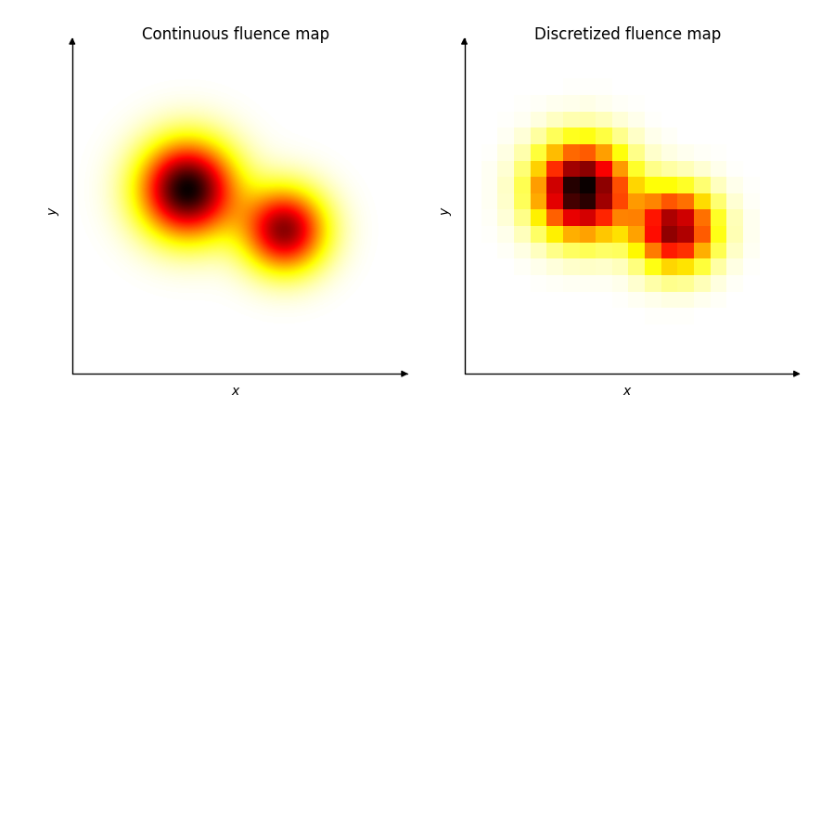
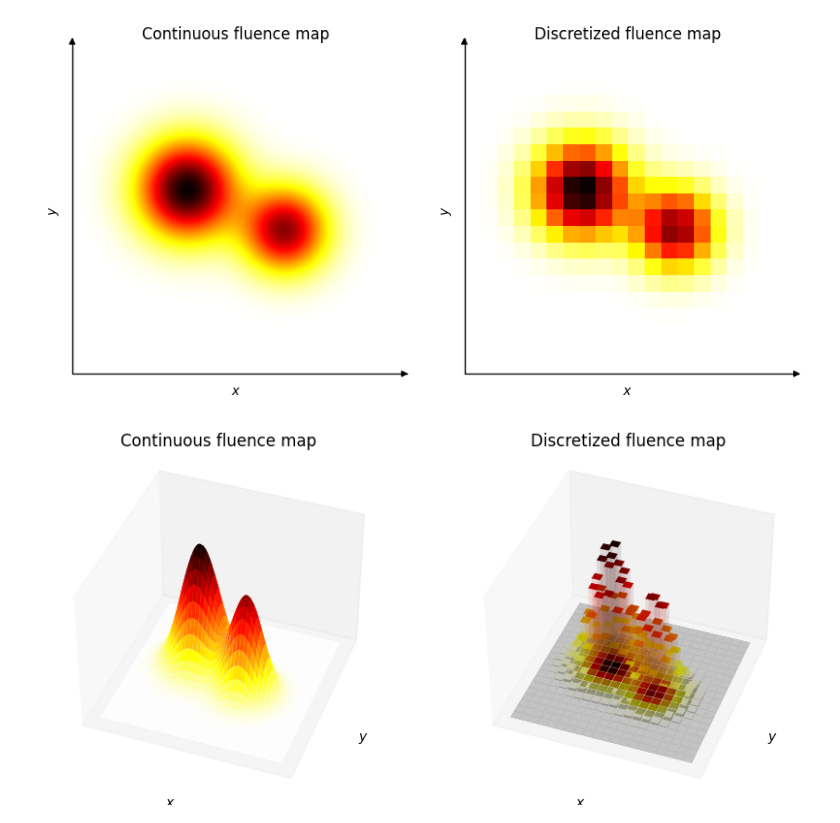
Before and after one commit to pauldubois98/PhD, a Jupyter notebook: 3_dosimetry_optimization/fluence_discretization_plot.ipynb, the cells around one changed output. Saved outputs shown, nothing was run; the diff lists cells and outputs as text; code cells hidden in the pictures; blank space fills up the shorter version.

Commit message:
fluence_discretization_plot3D

```diff
--- a/3_dosimetry_optimization/fluence_discretization_plot.ipynb
+++ b/3_dosimetry_optimization/fluence_discretization_plot.ipynb
@@ -54,3 +54,51 @@ plt.savefig('fluence_discretization_plot2D.pdf', bbox_inches='tight')
 plt.show()
 # %% [output]
 [figure]
+# %%
+# maje 3D surface plot like the one just above
+fig = plt.figure(figsize=(10, 5))
+ax = fig.add_subplot(1,2,1, projection='3d')
+ax.plot_surface(X, Y, Z, cmap='hot_r')
+ax.xaxis.line.set_color((0.0, 0.0, 0.0, 0.0))
+ax.set_xticks([])
+ax.set_xlabel('$x$')
+ax.yaxis.line.set_color((0.0, 0.0, 0.0, 0.0))
+ax.set_yticks([])
+ax.set_ylabel('$y$')
+ax.set_zlabel('') # ('fluence')
+ax.zaxis.line.set_color((0.0, 0.0, 0.0, 0.0))
+ax.set_zticks([])
+ax.view_init(40, 290)
+plt.title('Continuous fluence map')
+
+ax = fig.add_subplot(1,2,2, projection='3d')
+def get_color(val):
+    return plt.get_cmap('hot_r')(val/Z.max())
+def get_color_alpha(val):
+    r,g,b,a = get_color(val)
+    return (r,g,b, 0.1)
+
+for i in range(B.shape[0]):
+    for j in range(B.shape[1]):
+        t = (0,0,0,0)
+        c = get_color(B[i,j])
+        ca = get_color_alpha(B[i,j])
+        cs = (c,c,ca,t,t,ca) # (-Z, +Z, -Y, +Y, -X, +X)
+        ax.bar3d(BX[i,j], BY[i,j], 0, 4/len(BX), 4/len(BX[0]), B[i,j], color=cs)
+
+ax.xaxis.line.set_color((0.0, 0.0, 0.0, 0.0))
+ax.set_xticks([])
+ax.set_xlabel('$x$')
+ax.yaxis.line.set_color((0.0, 0.0, 0.0, 0.0))
+ax.set_yticks([])
+ax.set_ylabel('$y$')
+ax.set_zlabel('') # ('fluence')
+ax.zaxis.line.set_color((0.0, 0.0, 0.0, 0.0))
+ax.set_zticks([])
+ax.view_init(40, 290)
+plt.title('Discretized fluence map')
+
+plt.savefig('fluence_discretization_plot3D.pdf', bbox_inches='tight')
+plt.show()
+# %% [output]
+[figure, added]
```
